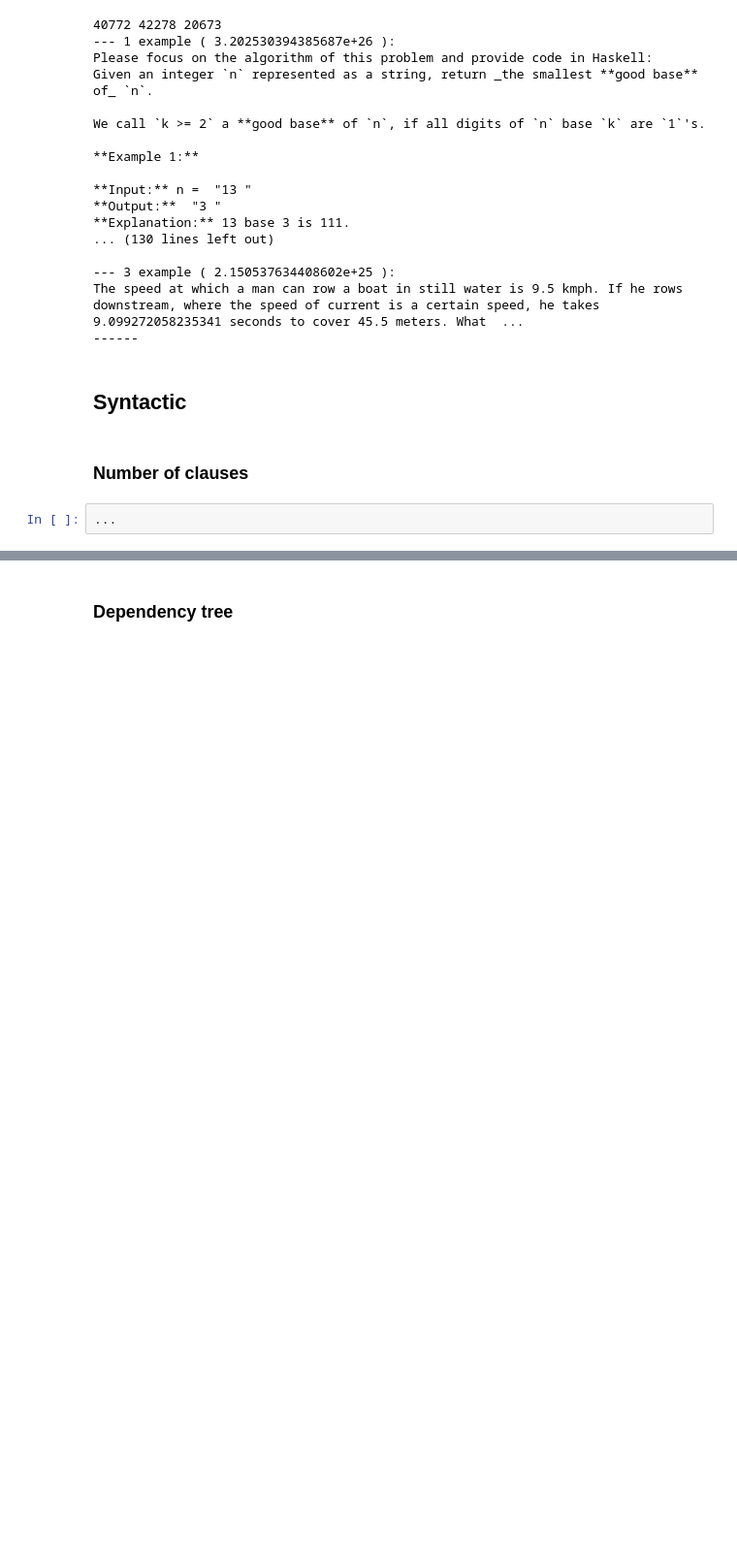
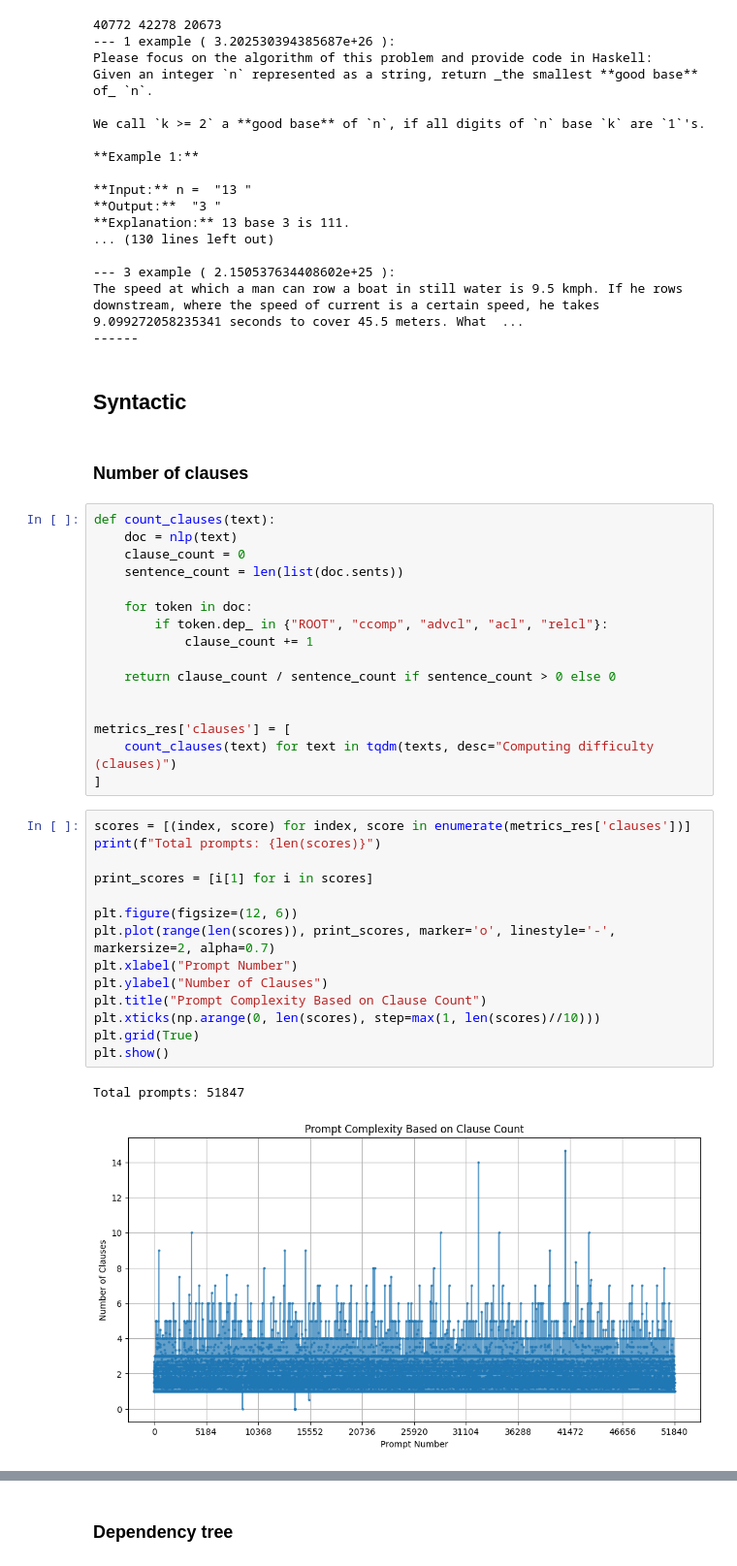
Before and after one commit to Nickolaus-899/LSD_metrics, a Jupyter notebook: metrics.ipynb, the cells around one changed output, grey strips where cells are left out. Shown at 97% size. Cells and saved outputs as stored; diff of their text form; blank space fills up the shorter version.

```diff
--- a/metrics.ipynb
+++ b/metrics.ipynb
@@ -256,5 +265,36 @@ The speed at which a man can row a boat in still water is 9.5 kmph. If he rows d
 ## Syntactic
 # %% [markdown]
 ### Number of clauses
-# %%
-...
+# %%
+def count_clauses(text):
+    doc = nlp(text)
+    clause_count = 0
+    sentence_count = len(list(doc.sents))
+
+    for token in doc:
+        if token.dep_ in {"ROOT", "ccomp", "advcl", "acl", "relcl"}:
+            clause_count += 1
+
+    return clause_count / sentence_count if sentence_count > 0 else 0
+
+
+metrics_res['clauses'] = [
+    count_clauses(text) for text in tqdm(texts, desc="Computing difficulty (clauses)")
+]
+# %%
+scores = [(index, score) for index, score in enumerate(metrics_res['clauses'])]
+print(f"Total prompts: {len(scores)}")
+
+print_scores = [i[1] for i in scores]
+
+plt.figure(figsize=(12, 6))
+plt.plot(range(len(scores)), print_scores, marker='o', linestyle='-', markersize=2, alpha=0.7)
+plt.xlabel("Prompt Number")
+plt.ylabel("Number of Clauses")
+plt.title("Prompt Complexity Based on Clause Count")
+plt.xticks(np.arange(0, len(scores), step=max(1, len(scores)//10)))
+plt.grid(True)
+plt.show()
+# %% [output]
+Total prompts: 51847
+[figure, added]
```
Also changed, not shown: parts of 28 cells of this notebook.
